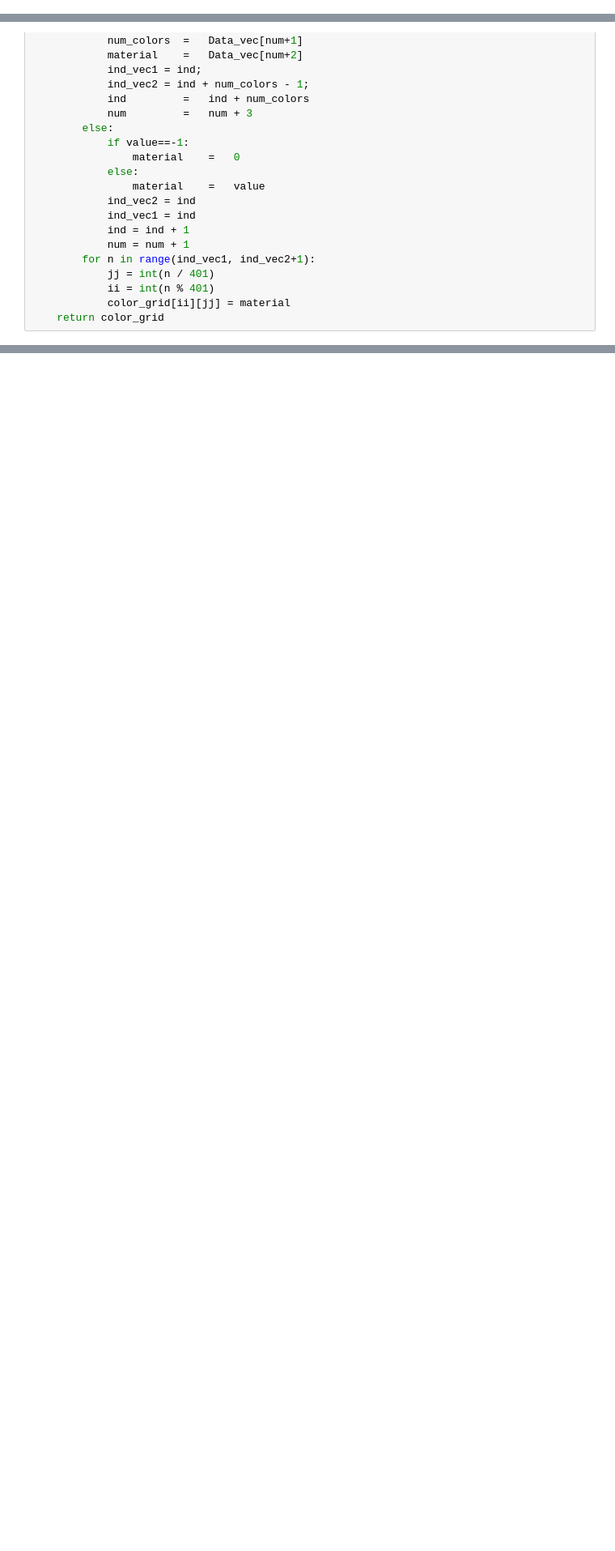
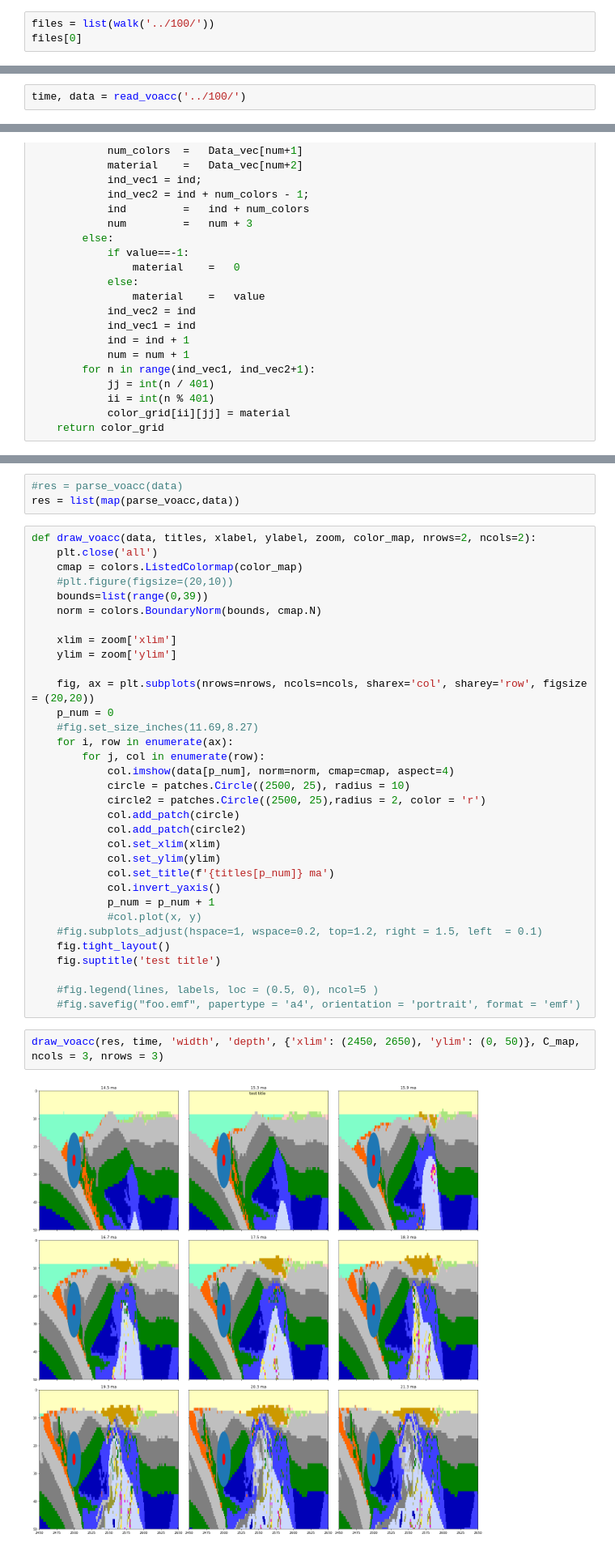
Before and after one commit to Ubun1/diploma, a Jupyter notebook: voacc.ipynb, the cells around one changed output, grey strips where cells are left out. Shown at 81% size. Saved outputs shown, nothing was run; the diff lists cells and outputs as text; blank space fills up the shorter version.

```diff
--- a/voacc.ipynb
+++ b/voacc.ipynb
@@ -43,0 +48,3 @@ from mpl_toolkits.mplot3d import Axes3D as axes3d
+# %%
+files = list(walk('../100/'))
+files[0]
@@ -58,0 +93,2 @@ from matplotlib import pyplot as plt
+# %%
+time, data = read_voacc('../100/')
@@ -140,0 +146,40 @@ NameError: name 'Z' is not defined
+# %%
+#res = parse_voacc(data)
+res = list(map(parse_voacc,data))
+# %%
+def draw_voacc(data, titles, xlabel, ylabel, zoom, color_map, nrows=2, ncols=2):
+    plt.close('all')
+    cmap = colors.ListedColormap(color_map)
+    #plt.figure(figsize=(20,10))
+    bounds=list(range(0,39))
+    norm = colors.BoundaryNorm(bounds, cmap.N)
+
+    xlim = zoom['xlim']
+    ylim = zoom['ylim']
+
+    fig, ax = plt.subplots(nrows=nrows, ncols=ncols, sharex='col', sharey='row', figsize = (20,20))
+    p_num = 0
+    #fig.set_size_inches(11.69,8.27)
+    for i, row in enumerate(ax):
+        for j, col in enumerate(row):
+            col.imshow(data[p_num], norm=norm, cmap=cmap, aspect=4)
+            circle = patches.Circle((2500, 25), radius = 10)
+            circle2 = patches.Circle((2500, 25),radius = 2, color = 'r')
+            col.add_patch(circle)
+            col.add_patch(circle2)
+            col.set_xlim(xlim)
+            col.set_ylim(ylim)
+            col.set_title(f'{titles[p_num]} ma')
+            col.invert_yaxis()
+            p_num = p_num + 1
+            #col.plot(x, y)
+    #fig.subplots_adjust(hspace=1, wspace=0.2, top=1.2, right = 1.5, left  = 0.1)
+    fig.tight_layout()
+    fig.suptitle('test title')
+
+    #fig.legend(lines, labels, loc = (0.5, 0), ncol=5 )
+    #fig.savefig("foo.emf", papertype = 'a4', orientation = 'portrait', format = 'emf')
+# %%
+draw_voacc(res, time, 'width', 'depth', {'xlim': (2450, 2650), 'ylim': (0, 50)}, C_map, ncols = 3, nrows = 3)
+# %% [output]
+[figure, added]
```
Also changed, not shown: parts of 16 cells of this notebook, 3 other files.
